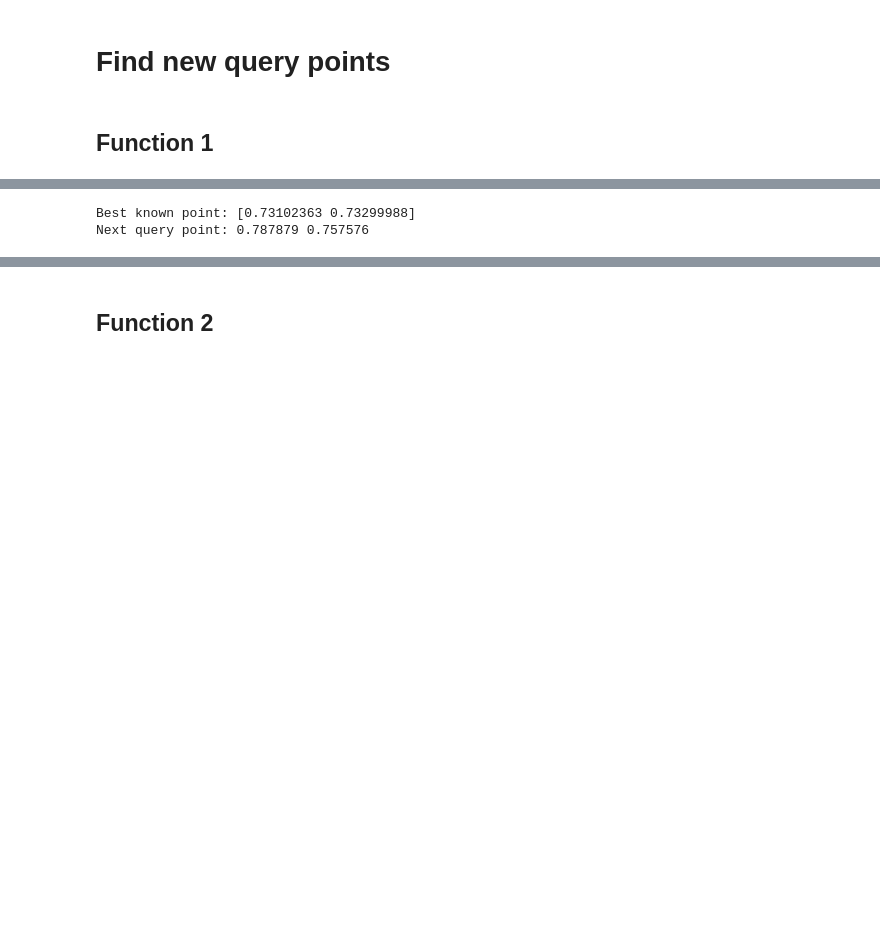
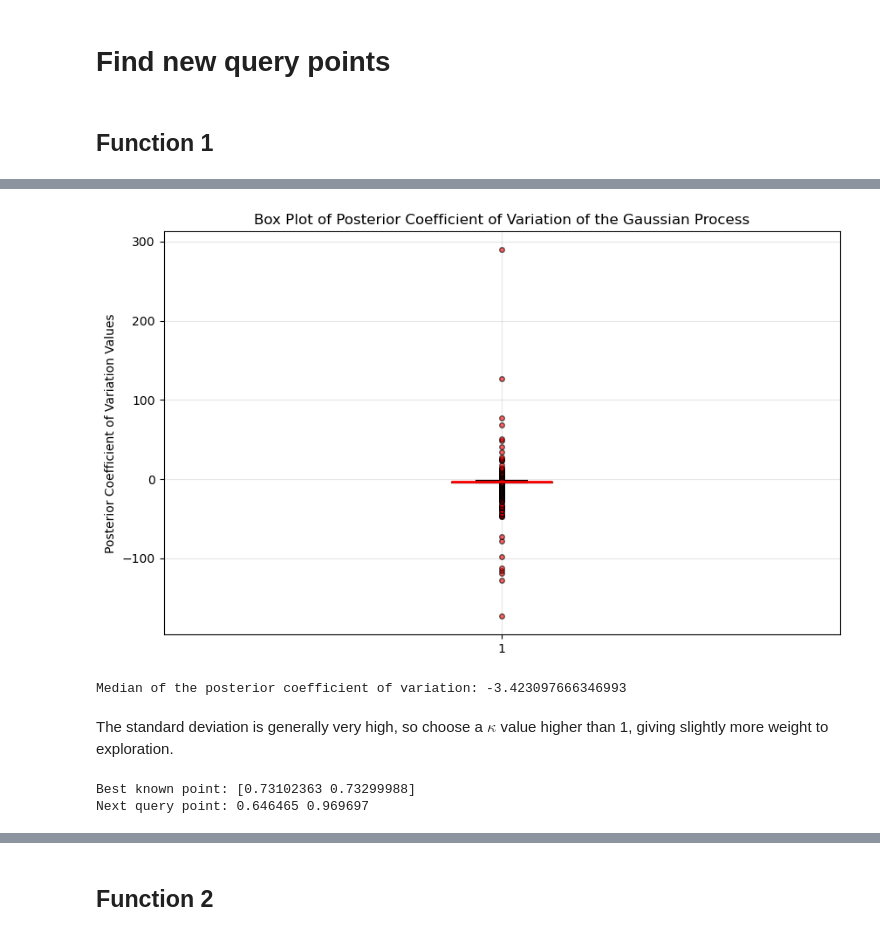
Before and after one commit to Kelly-A-W/Imperial-AI-and-ML-Course-Capstone-Project, a Jupyter notebook: capstone_assignment_14_1.ipynb, the cells around one changed output, grey strips where cells are left out. Cells and saved outputs as stored; diff of their text form; code cells hidden in the pictures; blank space fills up the shorter version.

```diff
--- a/capstone_assignment_14_1.ipynb
+++ b/capstone_assignment_14_1.ipynb
@@ -575,8 +605,22 @@ plot_boxplot(
+# %%
+# Create density plot of post_mean
+cv = post_std / post_mean
+plot_boxplot(
+    cv[np.argsort(cv)[:-2]], # need to remove the 2 highest values to avoid outliers
+    "Box Plot of Posterior Coefficient of Variation of the Gaussian Process",
+    "Posterior Coefficient of Variation Values")
+
+print("Median of the posterior coefficient of variation:", np.median(cv))
+# %% [output]
+[figure, added]
+Median of the posterior coefficient of variation: -3.423097666346993
+# %% [markdown]
+The standard deviation is generally very high, so choose a $\kappa$ value higher than 1, giving slightly more weight to exploration.
 # %%
 # Calculate acquisition function
 
 # Calculate the UCB aquisition function
-kappa =  1
+kappa =  3
 UCB = post_mean + kappa * post_std
 
 # Get the next query point
@@ -586,7 +630,7 @@ print("Best known point:", x_1[np.argmax(y_1)])
 print("Next query point:", round(next_point_1[0], 6), round(next_point_1[1], 6))
 # %% [output]
 Best known point: [0.73102363 0.73299988]
-Next query point: 0.787879 0.757576
+Next query point: 0.646465 0.969697
 # %%
 # check new distance compared to nearest neighbor distance
 x1_distances = find_closest_neighbor_distances(np.array(x_1))
```
Also changed, not shown: parts of 50 cells of this notebook.
